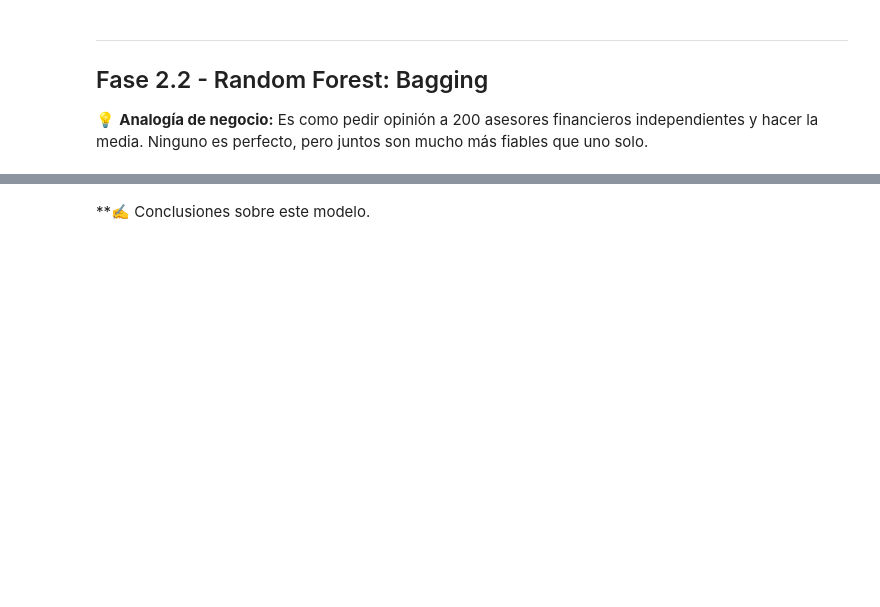
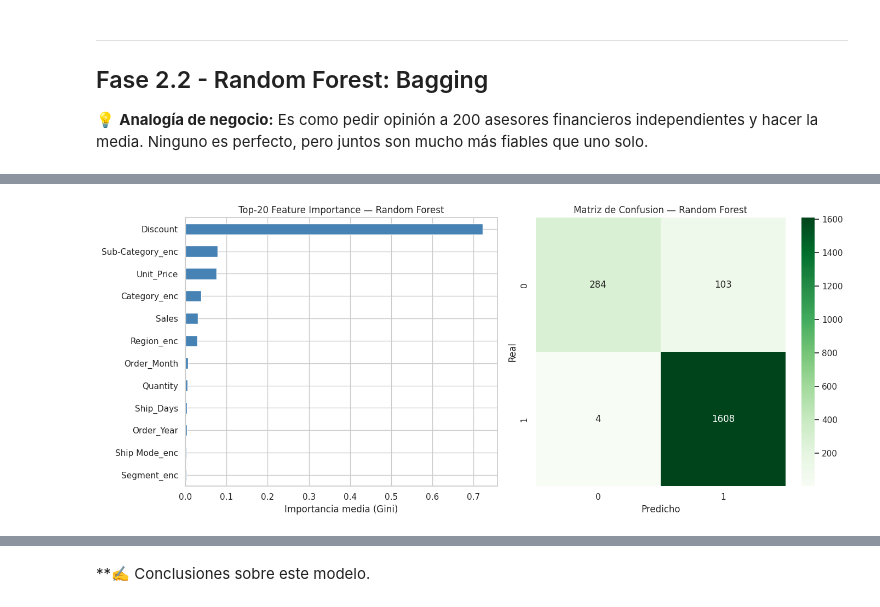
Before and after one commit to ignacastiguti/Repositorio, a Jupyter notebook: [00] - Workshops/Workshop_ML_PartTime.ipynb, the cells around one changed output, grey strips where cells are left out. Drawn from its saved outputs; the diff is of its cells as text; code cells hidden in the pictures; blank space fills up the shorter version.

```diff
--- a/[00] - Workshops/Workshop_ML_PartTime.ipynb
+++ b/[00] - Workshops/Workshop_ML_PartTime.ipynb
@@ -997,0 +1082,21 @@ Empezamos con el modelo más sencillo. Un árbol de decisión individual nos ser
+# %%
+# -------------------------------------------------------
+# ENTRENAMIENTO — Random Forest Regressor
+# -------------------------------------------------------
+
+rf = RandomForestClassifier(
+    n_estimators=200, max_depth=10, min_samples_leaf=10,
+    random_state=42, n_jobs=-1
+)
+rf.fit(X_train, y_train)
+
+y_pred_rf = rf.predict(X_test)
+y_prob_rf = rf.predict_proba(X_test)[:, 1]
+
+acc_rf = accuracy_score(y_test, y_pred_rf)
+f1_rf  = f1_score(y_test, y_pred_rf)
+auc_rf = roc_auc_score(y_test, y_prob_rf)
+
+print('=== Random Forest (200 arboles) ===')
+print(classification_report(y_test, y_pred_rf))
+print(f'AUC-ROC: {auc_rf:.4f}')
@@ -997,0 +1115,21 @@ Empezamos con el modelo más sencillo. Un árbol de decisión individual nos ser
+# %%
+
+importances = pd.Series(rf.feature_importances_, index=feature_cols)
+top20 = importances.nlargest(20).sort_values()
+
+fig, axes = plt.subplots(1, 2, figsize=(14, 6))
+
+top20.plot(kind='barh', ax=axes[0], color='steelblue')
+axes[0].set_title('Top-20 Feature Importance — Random Forest')
+axes[0].set_xlabel('Importancia media (Gini)')
+
+cm_rf = confusion_matrix(y_test, y_pred_rf)
+sns.heatmap(cm_rf, annot=True, fmt='d', cmap='Greens', ax=axes[1])
+axes[1].set_title('Matriz de Confusion — Random Forest')
+axes[1].set_xlabel('Predicho'); axes[1].set_ylabel('Real')
+
+plt.tight_layout()
+plt.savefig('rf_metricas.png', bbox_inches='tight')
+plt.show()
+# %% [output]
+[figure, added]
```
Also changed, not shown: parts of 38 cells of this notebook.
